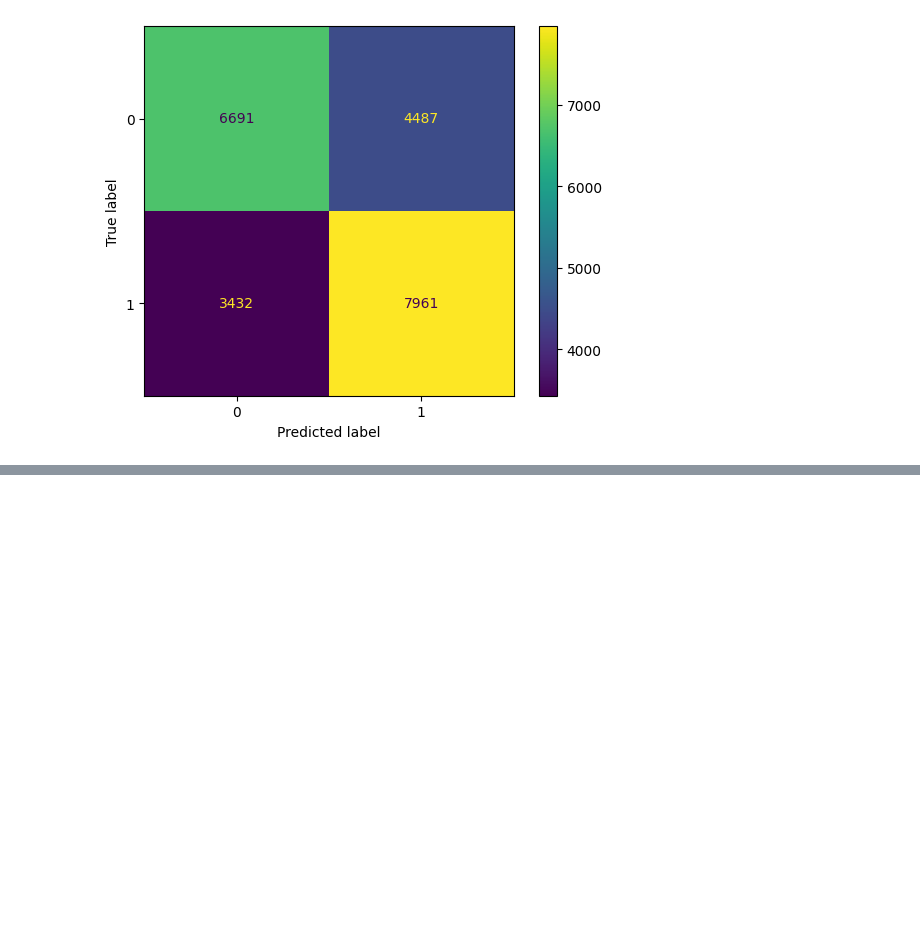
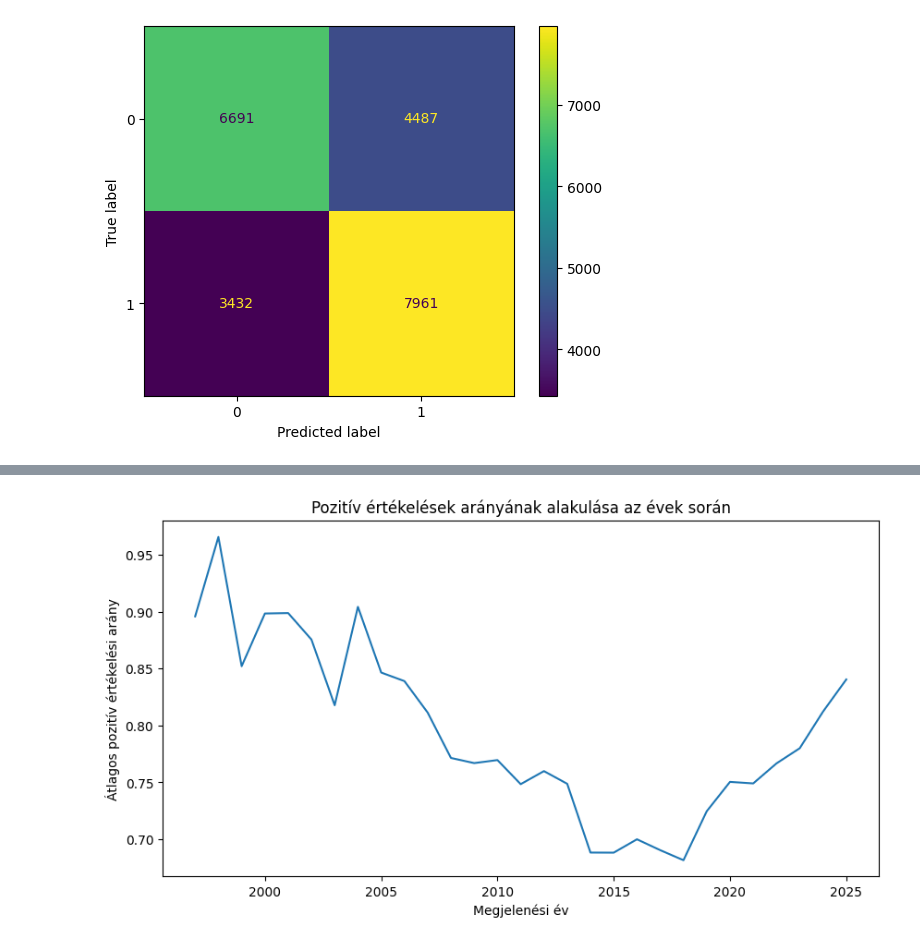
Before and after one commit to Ddavid111/videogame-data-analysis, a Jupyter notebook: notebooks/Classification/videogame_success_classification.ipynb, the cells around one changed output, grey strips where cells are left out. Saved outputs shown, nothing was run; the diff lists cells and outputs as text; code cells hidden in the pictures; blank space fills up the shorter version.

```diff
--- a/notebooks/Classification/videogame_success_classification.ipynb
+++ b/notebooks/Classification/videogame_success_classification.ipynb
@@ -338,0 +388,19 @@ ROC-AUC: 0.7173681517925653
+# %%
+with_reviews["release_year"] = pd.to_datetime(
+    with_reviews["release_date"], errors="coerce"
+).dt.year
+
+yearly = (
+    with_reviews
+    .dropna(subset=["release_year"])
+    .groupby("release_year")["positive_ratio"]
+    .mean()
+)
+
+yearly.plot(figsize=(10, 5))
+plt.xlabel("Megjelenési év")
+plt.ylabel("Átlagos pozitív értékelési arány")
+plt.title("Pozitív értékelések arányának alakulása az évek során")
+plt.show()
+# %% [output]
+[figure, added]
```
Also changed, not shown: parts of 18 cells of this notebook, 18 other files.
